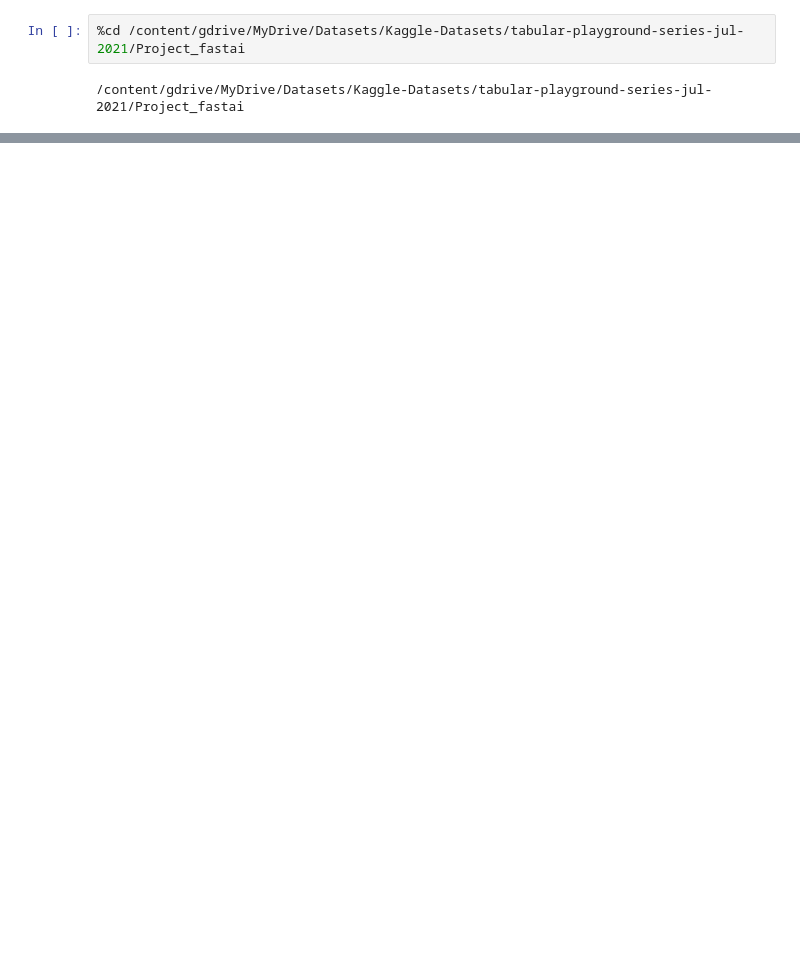
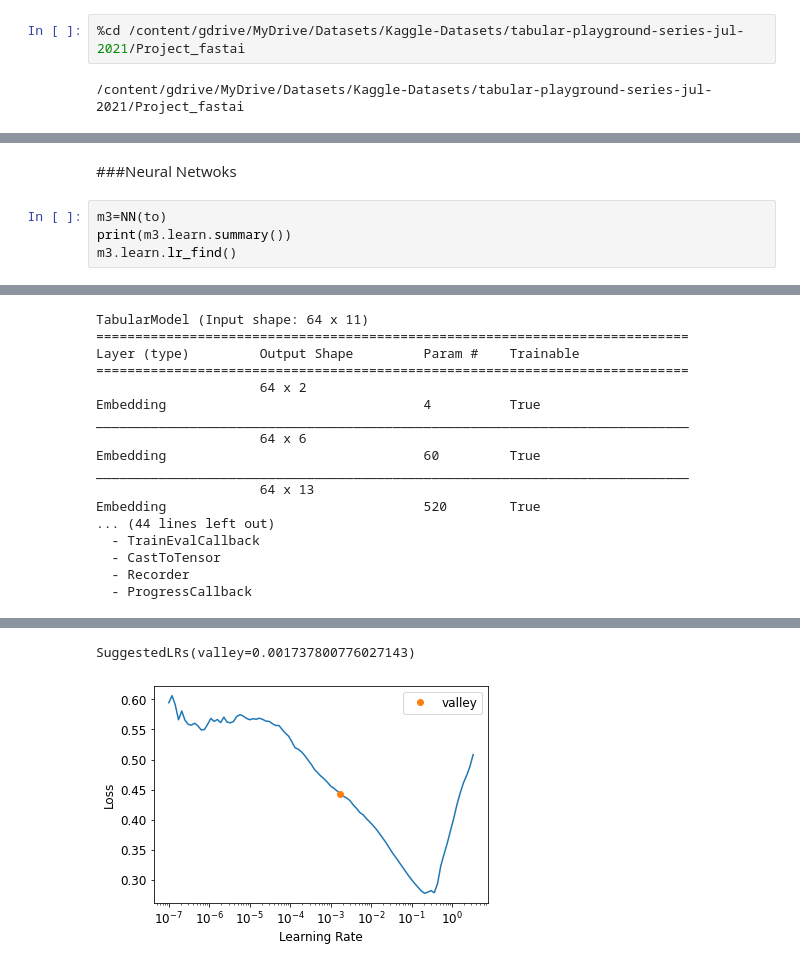
Before and after one commit to somayehpakdel/predicting_air_pollution_measurements, a Jupyter notebook: predicting_air_pollution_measurements.ipynb, the cells around one changed output, grey strips where cells are left out. Saved outputs shown, nothing was run; the diff lists cells and outputs as text; blank space fills up the shorter version.

```diff
--- a/predicting_air_pollution_measurements.ipynb
+++ b/predicting_air_pollution_measurements.ipynb
@@ -602,0 +157,7 @@ accuracy:   0.730669
+# %% [markdown]
+###Neural Netwoks
+# %%
+m3=NN(to)
+print(m3.learn.summary())
+m3.learn.lr_find()
+# %% [output]
@@ -602,0 +165,17 @@ accuracy:   0.730669
+TabularModel (Input shape: 64 x 11)
+============================================================================
+Layer (type)         Output Shape         Param #    Trainable
+============================================================================
+                     64 x 2
+Embedding                                 4          True
+____________________________________________________________________________
+                     64 x 6
+Embedding                                 60         True
+____________________________________________________________________________
+                     64 x 13
+Embedding                                 520        True
+... (44 lines left out)
+  - TrainEvalCallback
+  - CastToTensor
+  - Recorder
+  - ProgressCallback
@@ -602,0 +183,2 @@ accuracy:   0.730669
+SuggestedLRs(valley=0.001737800776027143)
+[figure, added]
```
Also changed, not shown: parts of 104 cells of this notebook.
